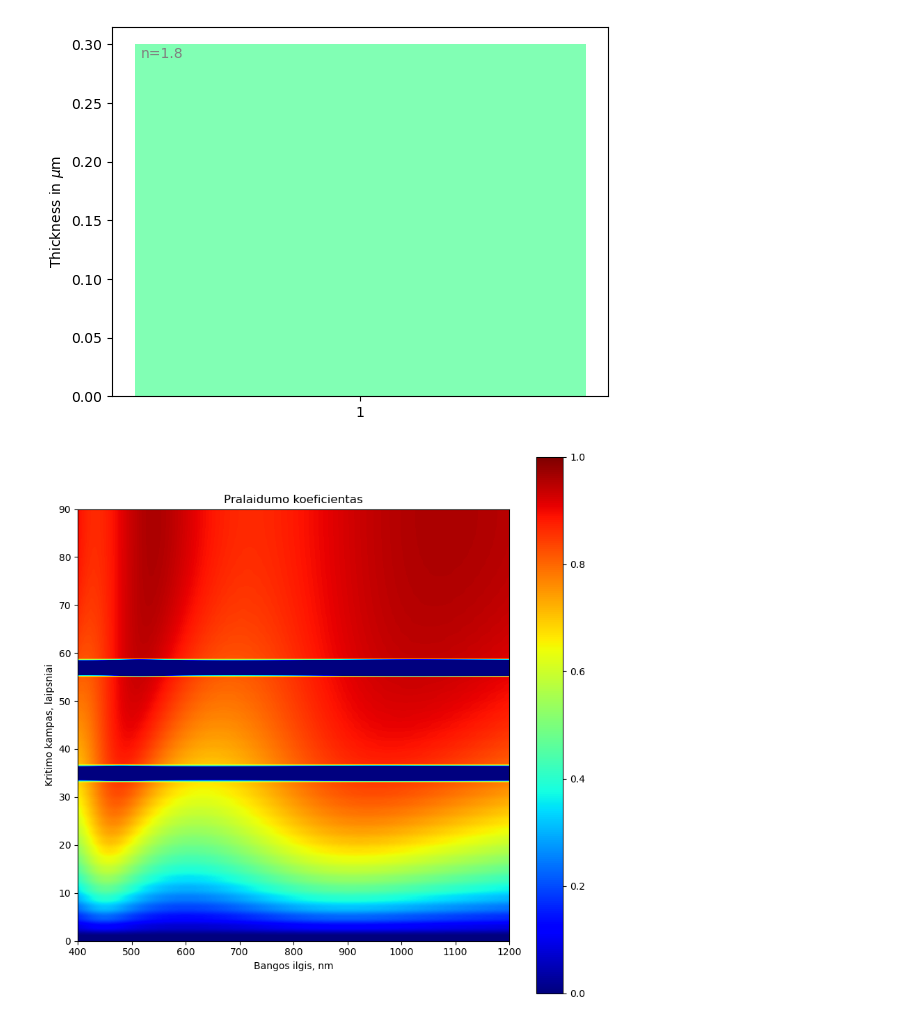
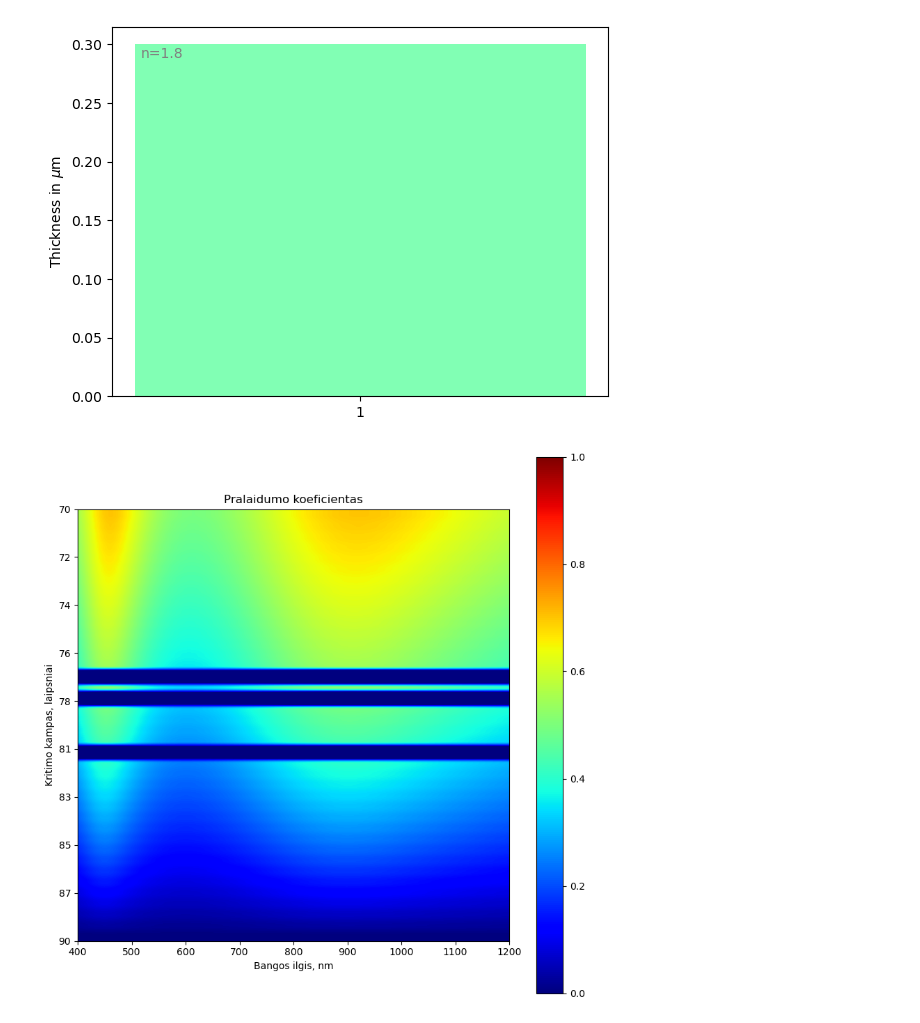
Before and after one commit to MartynasKer/tmm_fast, a Jupyter notebook: tmm.ipynb, the cells around one changed output. Saved outputs shown, nothing was run; the diff lists cells and outputs as text; code cells hidden in the pictures.

```diff
--- a/tmm.ipynb
+++ b/tmm.ipynb
@@ -11,7 +11,7 @@ List of articles:
 wl_nm = np.linspace(400, 1200, 800, dtype=np.int64)
 wl = wl_nm * (10 ** (-9))
 #kritimo kampai
-theta_degrees = np.linspace(0, 90, 45)
+theta_degrees = np.linspace(70, 90, 40)
 theta = theta_degrees * (np.pi / 180)
 
 
@@ -21,7 +21,7 @@ num_layers = 3
 # M - perejimo matrica, su refrakcijos koeficientais kiekviename sluoksnyje, kiekvienam bangos ilgiui
 
 M = np.ones((1, num_layers, wl.shape[0]))
-M[:, 1, :] = 1.8
+M[:, :, :] = 1.8
 
 
 # danga supa vakuumas ir stiklas
@@ -44,15 +44,15 @@ ax, cmap = plth.plot_stacks(ax, list(M[:, 1:-1, 0]), list(T[:, 1:-1]))
 # %%
 fig, ax = plt.subplots(1, 1, figsize=(10, 10), dpi=100)
 heat_map = ax.imshow(O['T'][0], cmap=plt.cm.jet, vmin=0, vmax=1, extent=[0, len(wl), 0, len(wl)])
 ax.set_xlabel("Bangos ilgis, nm")
 ax.set_ylabel("Kritimo kampas, laipsniai")
 ax.set_title("Pralaidumo koeficientas")
 wl_labels = np.linspace(wl_nm[0], wl_nm[-1], 9, dtype=np.int64)
 ax.set_xticklabels(wl_labels)
-theta_labels = np.linspace(theta_degrees[0], theta_degrees[-1], 10, dtype=np.int64)
+theta_labels = np.linspace(theta_degrees[-1], theta_degrees[0], 10, dtype=np.int64)
 ax.set_yticks(np.linspace(0, len(wl_nm), 10))
 ax.set_yticklabels(theta_labels)
 fig.colorbar(heat_map, ax=ax)
 plt.show()
 # %% [output]
-[figure, old version]
+[figure, new version]
```
Also changed, not shown: parts of 3 cells of this notebook, 3 other files.
